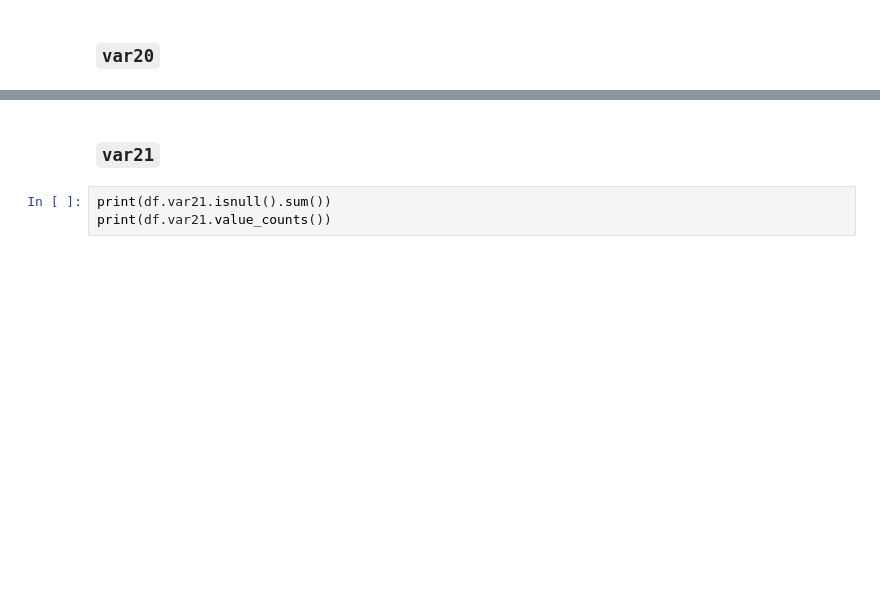
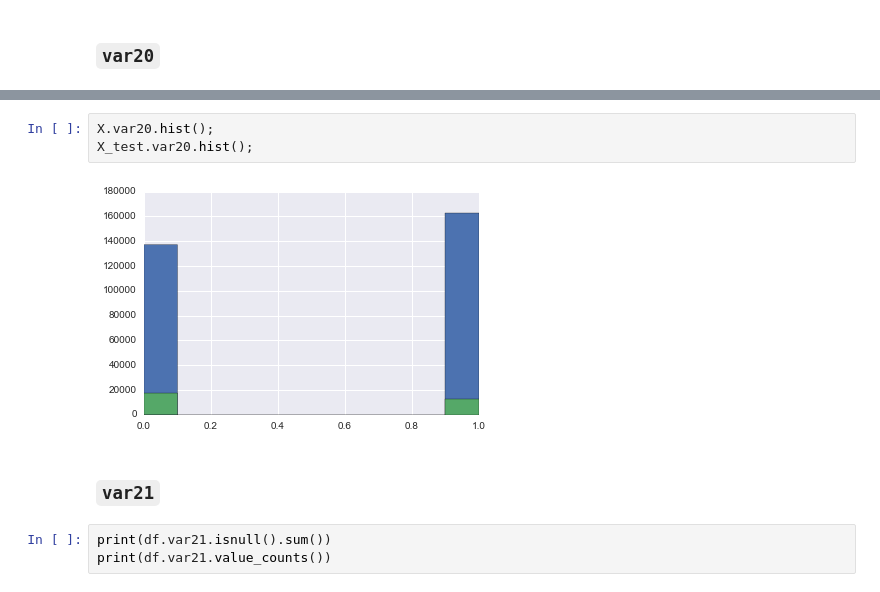
Before and after one commit to demidovakatya/competitions, a Jupyter notebook: exploratory_data_analysis.ipynb, the cells around one changed output, grey strips where cells are left out. Drawn from its saved outputs; the diff is of its cells as text; blank space fills up the shorter version.

```diff
--- a/exploratory_data_analysis.ipynb
+++ b/exploratory_data_analysis.ipynb
@@ -903,3 +931,8 @@ print(df.var20.value_counts())
+# %%
+X.var20.hist();
+X_test.var20.hist();
+# %% [output]
+[figure, added]
 # %% [markdown]
 ### `var21`
 # %%
```
Also changed, not shown: parts of 10 cells of this notebook.
